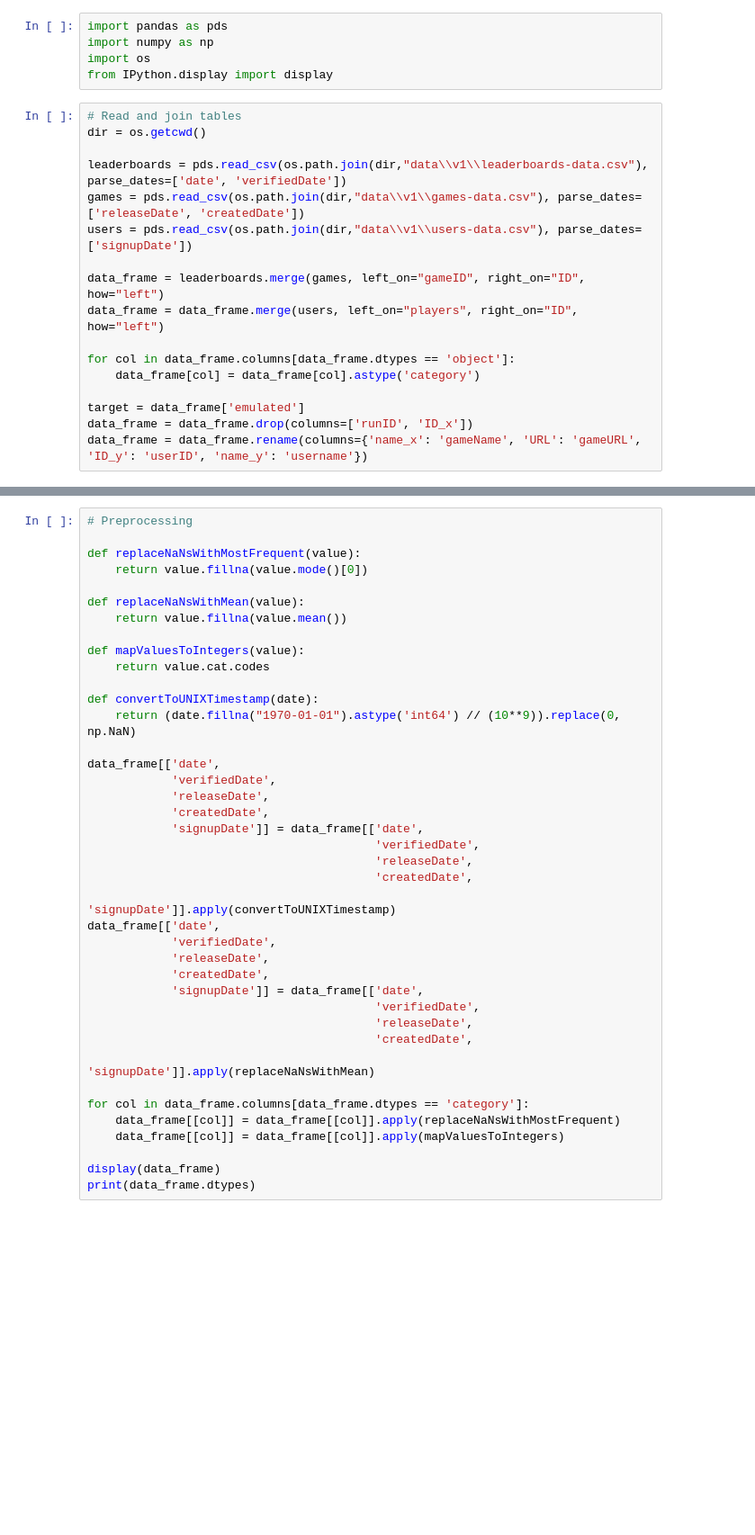
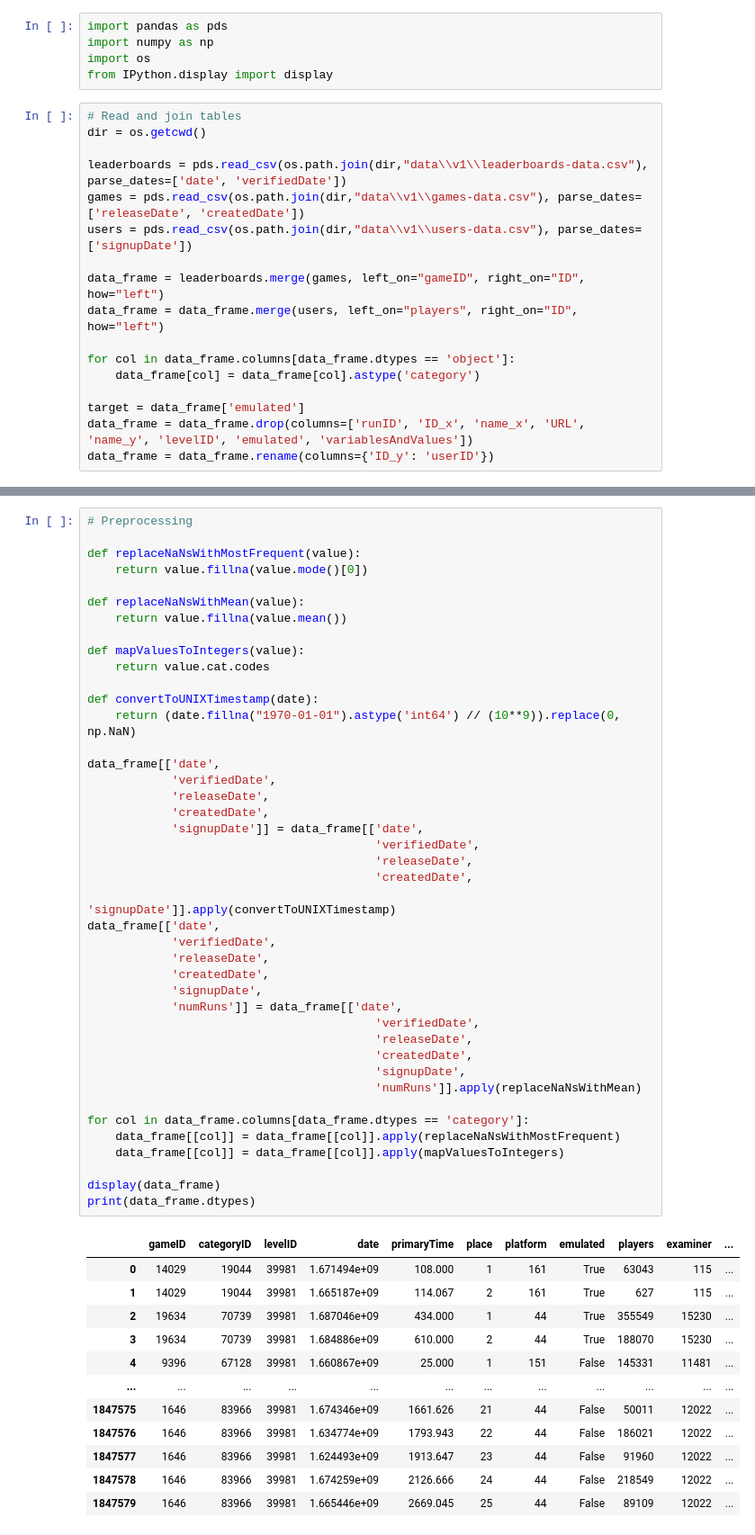
Before and after one commit to bigguyhere/CS513GroupProject, a Jupyter notebook: main.ipynb, the cells around one changed output, grey strips where cells are left out. Shown at 90% size. Drawn from its saved outputs; the diff is of its cells as text; blank space fills up the shorter version.

```diff
--- a/main.ipynb
+++ b/main.ipynb
@@ -18,8 +18,8 @@ for col in data_frame.columns[data_frame.dtypes == 'object']:
     data_frame[col] = data_frame[col].astype('category')
 
 target = data_frame['emulated']
-data_frame = data_frame.drop(columns=['runID', 'ID_x'])
-data_frame = data_frame.rename(columns={'name_x': 'gameName', 'URL': 'gameURL', 'ID_y': 'userID', 'name_y': 'username'})
+data_frame = data_frame.drop(columns=['runID', 'ID_x', 'name_x', 'URL', 'name_y', 'levelID', 'emulated', 'variablesAndValues'])
+data_frame = data_frame.rename(columns={'ID_y': 'userID'})
 # %%
 # Print Table
 
@@ -37,32 +68,47 @@ def replaceNaNsWithMean(value):
 
 def mapValuesToIntegers(value):
     return value.cat.codes
 
 def convertToUNIXTimestamp(date):
     return (date.fillna("1970-01-01").astype('int64') // (10**9)).replace(0, np.NaN)
 
 data_frame[['date',
             'verifiedDate',
             'releaseDate',
             'createdDate',
             'signupDate']] = data_frame[['date',
                                          'verifiedDate',
                                          'releaseDate',
                                          'createdDate',
                                          'signupDate']].apply(convertToUNIXTimestamp)
 data_frame[['date',
             'verifiedDate',
             'releaseDate',
             'createdDate',
-            'signupDate']] = data_frame[['date',
+            'signupDate',
+            'numRuns']] = data_frame[['date',
                                          'verifiedDate',
                                          'releaseDate',
                                          'createdDate',
-                                         'signupDate']].apply(replaceNaNsWithMean)
+                                         'signupDate',
+                                         'numRuns']].apply(replaceNaNsWithMean)
 
 for col in data_frame.columns[data_frame.dtypes == 'category']:
     data_frame[[col]] = data_frame[[col]].apply(replaceNaNsWithMostFrequent)
     data_frame[[col]] = data_frame[[col]].apply(mapValuesToIntegers)
 
 display(data_frame)
 print(data_frame.dtypes)
+# %% [output]
+|  | gameID | categoryID | levelID | date | primaryTime | place | platform | emulated | players | examiner | ... |
+| 0 | 14029 | 19044 | 39981 | 1.671494e+09 | 108.000 | 1 | 161 | True | 63043 | 115 | ... |
+| 1 | 14029 | 19044 | 39981 | 1.665187e+09 | 114.067 | 2 | 161 | True | 627 | 115 | ... |
+| 2 | 19634 | 70739 | 39981 | 1.687046e+09 | 434.000 | 1 | 44 | True | 355549 | 15230 | ... |
+| 3 | 19634 | 70739 | 39981 | 1.684886e+09 | 610.000 | 2 | 44 | True | 188070 | 15230 | ... |
+| 4 | 9396 | 67128 | 39981 | 1.660867e+09 | 25.000 | 1 | 151 | False | 145331 | 11481 | ... |
+| ... | ... | ... | ... | ... | ... | ... | ... | ... | ... | ... | ... |
+| 1847575 | 1646 | 83966 | 39981 | 1.674346e+09 | 1661.626 | 21 | 44 | False | 50011 | 12022 | ... |
+| 1847576 | 1646 | 83966 | 39981 | 1.634774e+09 | 1793.943 | 22 | 44 | False | 186021 | 12022 | ... |
+| 1847577 | 1646 | 83966 | 39981 | 1.624493e+09 | 1913.647 | 23 | 44 | False | 91960 | 12022 | ... |
+| 1847578 | 1646 | 83966 | 39981 | 1.674259e+09 | 2126.666 | 24 | 44 | False | 218549 | 12022 | ... |
+| 1847579 | 1646 | 83966 | 39981 | 1.665446e+09 | 2669.045 | 25 | 44 | False | 89109 | 12022 | ... |
```
Also changed, not shown: parts of 3 cells of this notebook.
